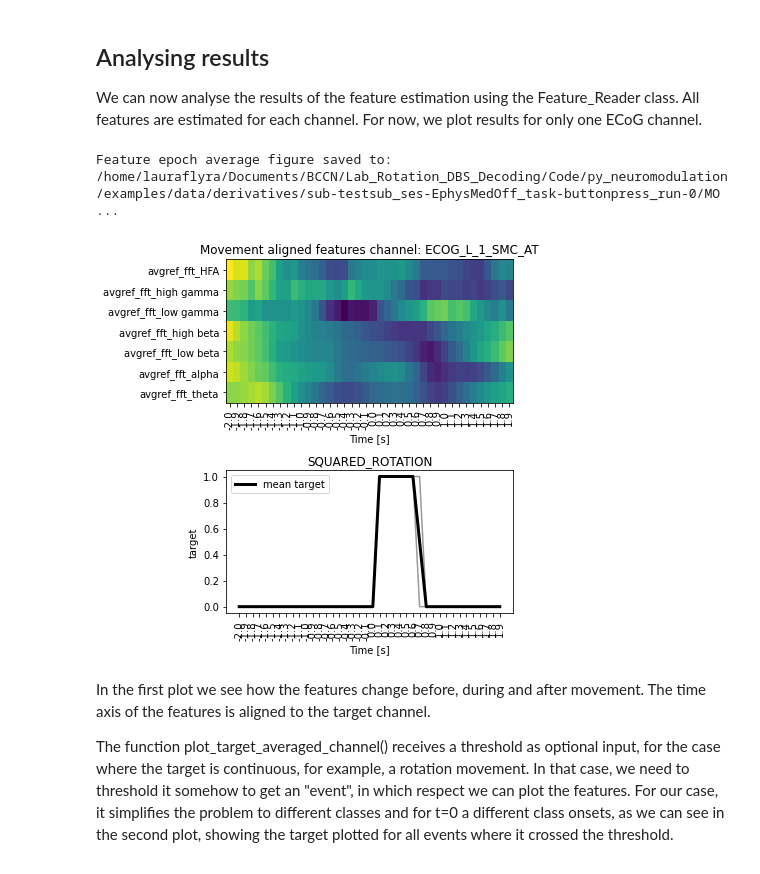
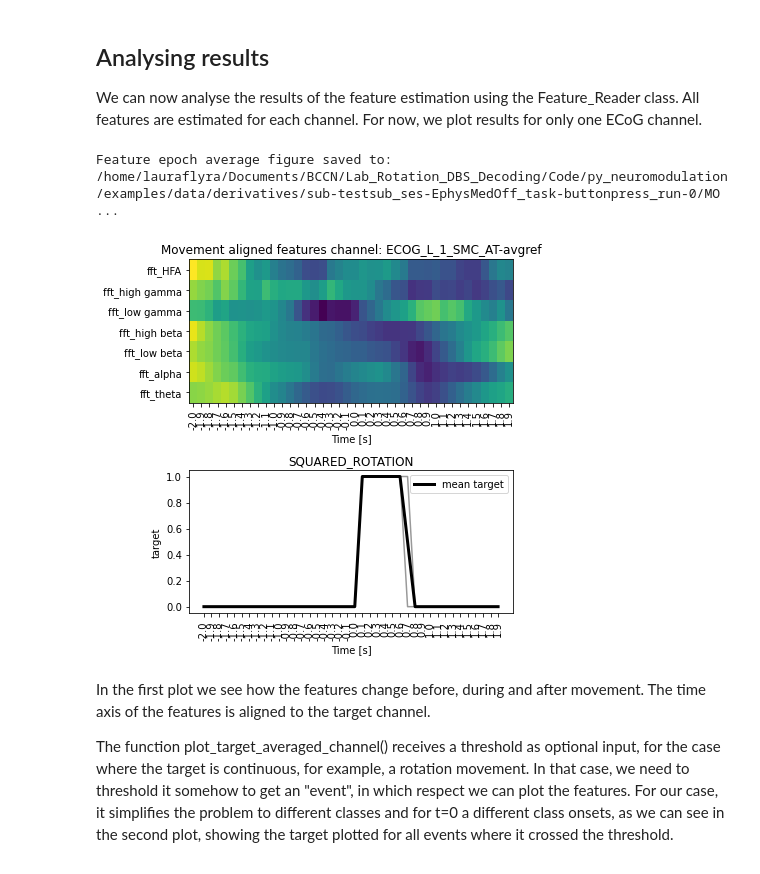
Before and after one commit to neuromodulation/py_neuromodulation, a Jupyter notebook: examples/example_BIDS.ipynb, the cells around one changed output. Drawn from its saved outputs; the diff is of its cells as text; code cells hidden in the pictures.

```diff
--- a/examples/example_BIDS.ipynb
+++ b/examples/example_BIDS.ipynb
@@ -293,27 +293,27 @@ We can now analyse the results of the feature estimation using the Feature_Reade
 # %%
 # init analyzer
 feature_reader = nm_analysis.Feature_Reader(
     feature_dir=PATH_OUT, feature_file=RUN_NAME
 )
 
 # plot for a single channel
 ch_used = feature_reader.nm_channels.query(
     '(type=="ecog") and (used == 1)'
-).iloc[0]["name"]
+).iloc[0]["new_name"]
 
 feature_used = (
     "stft" if feature_reader.settings["features"]["stft"] else "fft"
 )
 
 feature_reader.plot_target_averaged_channel(
     ch=ch_used,
     list_feature_keywords=[feature_used],
     epoch_len=4,   # Length of epoch in seconds
     threshold=0.5, # Threshold to be used for identifying events
 )
 # %% [output]
 Feature epoch average figure saved to: /home/lauraflyra/Documents/BCCN/Lab_Rotation_DBS_Decoding/Code/py_neuromodulation/examples/data/derivatives/sub-testsub_ses-EphysMedOff_task-buttonpress_run-0/MO ...
-[figure, old version]
+[figure, new version]
 # %% [markdown]
 In the first plot we see how the features change before, during and after movement. The time axis of the features is aligned to the target channel.
 
```
Also changed, not shown: 1 other file.
